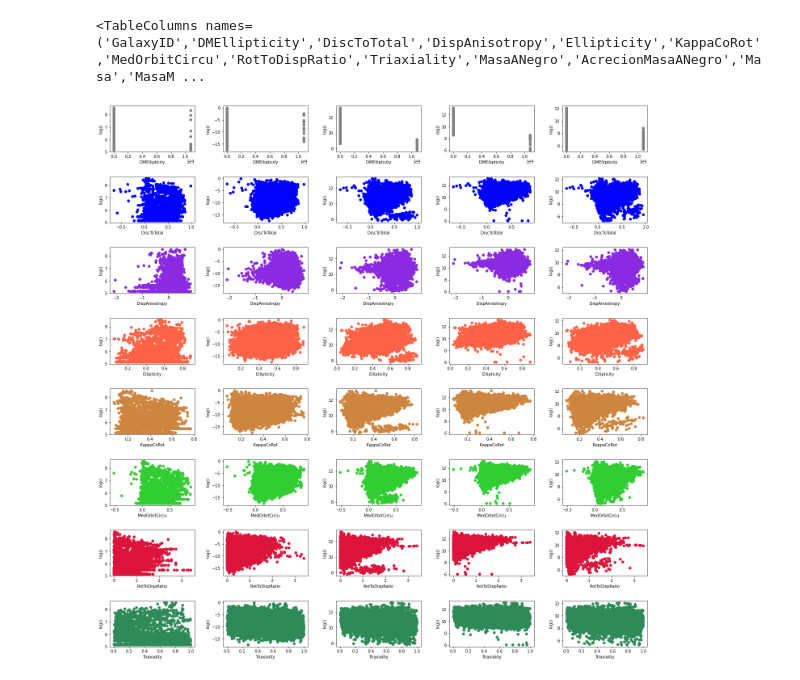
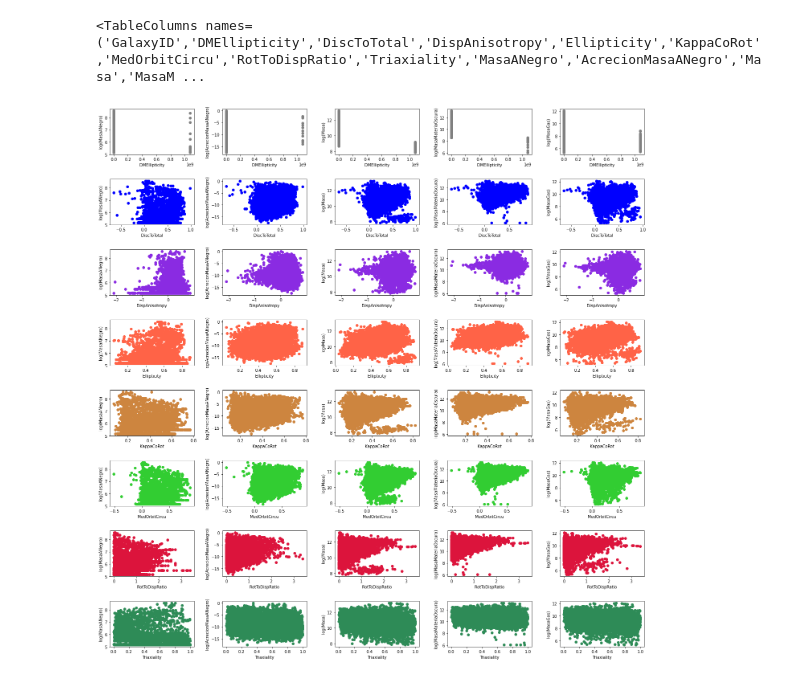
Before and after one commit to MariaPaulaRojas/RECA-internship, a Jupyter notebook: Analysis/GraficasIntento1.ipynb, the cells around one changed output. Cells and saved outputs as stored; diff of their text form; code cells hidden in the pictures.

Commit message:
Modifying the Plots previusly made

```diff
--- a/Analysis/GraficasIntento1.ipynb
+++ b/Analysis/GraficasIntento1.ipynb
@@ -49,18 +52,18 @@ First_table.columns
 # %%
 Morfparam = ['DMEllipticity','DiscToTotal','DispAnisotropy','Ellipticity','KappaCoRot','MedOrbitCircu','RotToDispRatio','Triaxiality']
 Subhparam = ['MasaANegro','AcrecionMasaANegro','Masa','MasaMateriaOscura','MasaGas']
 colors = ['gray', 'blue', 'blueviolet', 'tomato', 'peru', 'limegreen', 'crimson', 'seagreen']
 
 fig, ax = plt.subplots(8,5,figsize=(20,20))
 fig.tight_layout(pad=4)
 
 
 for i_mp, mparam in enumerate(Morfparam):
     for i,cparam in enumerate(colors):
         if i==i_mp:
             for i_sp, sparam in enumerate(Subhparam):
                 ax[i_mp,i_sp].scatter(First_table[mparam], np.log10(First_table[sparam]),color=cparam)
                 ax[i_mp,i_sp].set_xlabel(mparam)
-                ax[i_mp,i_sp].set_ylabel("log()")
+                ax[i_mp,i_sp].set_ylabel("log("+sparam+")")
 # %% [output]
-[figure, old version]
+[figure, new version]
```
Also changed, not shown: parts of 2 cells of this notebook, 1 other file.
